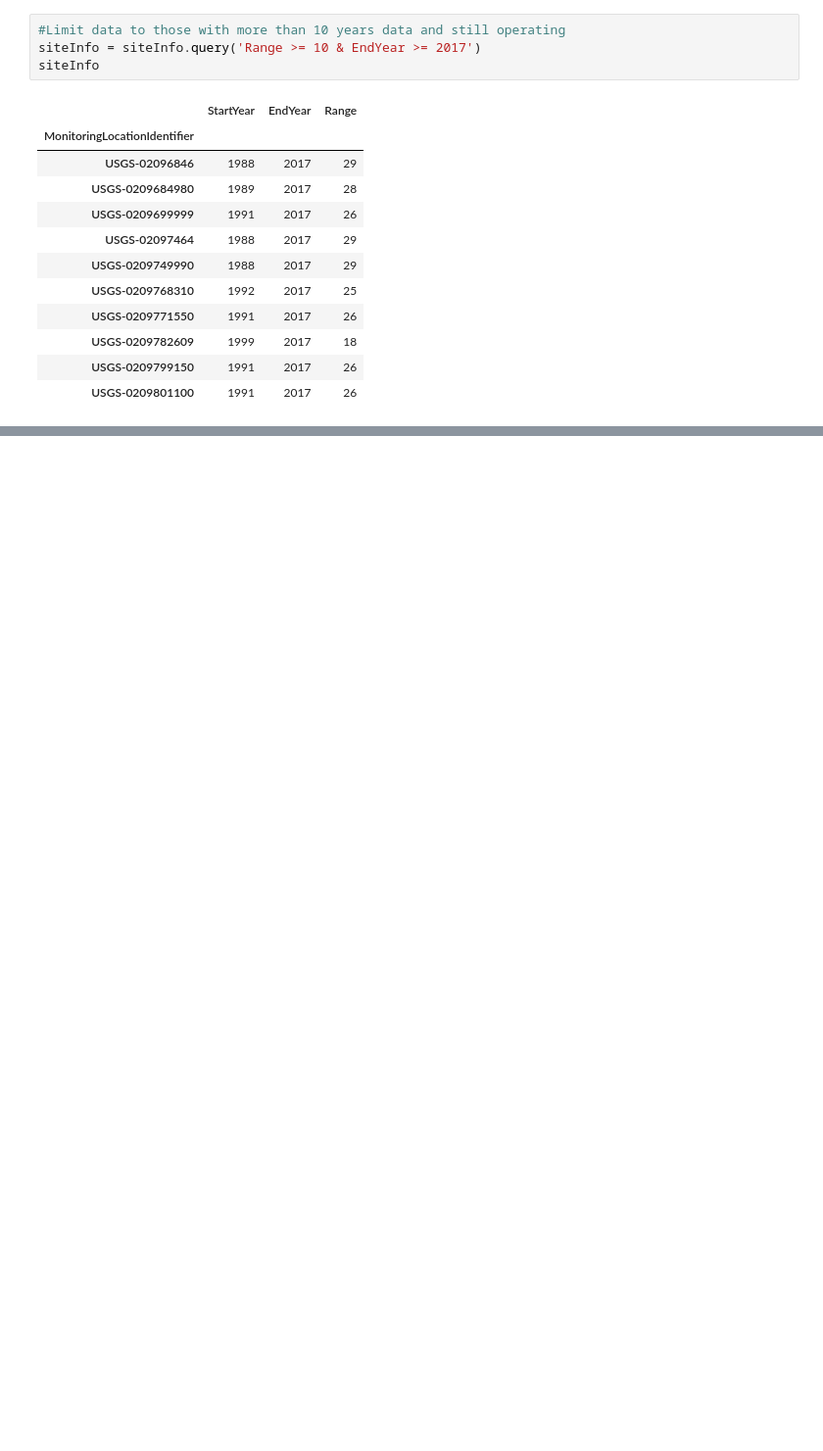
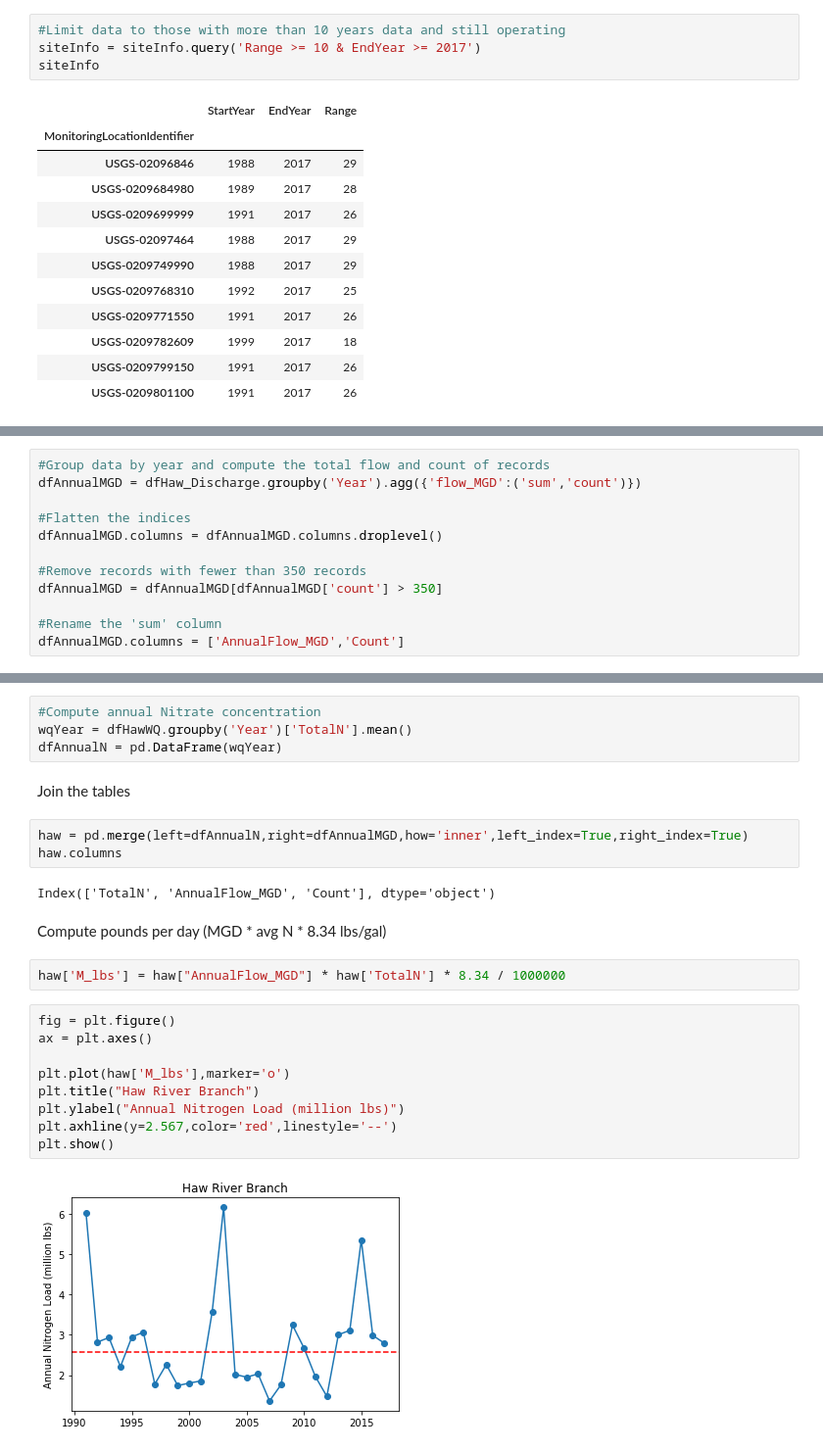
Before and after one commit to johnpfay/Water-Data-Bootcamp, a Jupyter notebook: 3_WaterQuality/python/Total-Nitrogen.ipynb, the cells around one changed output, grey strips where cells are left out. Shown at 98% size. Drawn from its saved outputs; the diff is of its cells as text; blank space fills up the shorter version.

```diff
--- a/3_WaterQuality/python/Total-Nitrogen.ipynb
+++ b/3_WaterQuality/python/Total-Nitrogen.ipynb
@@ -563,0 +639,12 @@ Here there are 3 upstream gauges for New Hope Creek. We will download that infor
+# %%
+#Group data by year and compute the total flow and count of records
+dfAnnualMGD = dfHaw_Discharge.groupby('Year').agg({'flow_MGD':('sum','count')})
+
+#Flatten the indices
+dfAnnualMGD.columns = dfAnnualMGD.columns.droplevel()
+
+#Remove records with fewer than 350 records
+dfAnnualMGD = dfAnnualMGD[dfAnnualMGD['count'] > 350]
+
+#Rename the 'sum' column
+dfAnnualMGD.columns = ['AnnualFlow_MGD','Count']
@@ -563,0 +653,26 @@ Here there are 3 upstream gauges for New Hope Creek. We will download that infor
+# %%
+#Compute annual Nitrate concentration
+wqYear = dfHawWQ.groupby('Year')['TotalN'].mean()
+dfAnnualN = pd.DataFrame(wqYear)
+# %% [markdown]
+Join the tables
+# %%
+haw = pd.merge(left=dfAnnualN,right=dfAnnualMGD,how='inner',left_index=True,right_index=True)
+haw.columns
+# %% [output]
+Index(['TotalN', 'AnnualFlow_MGD', 'Count'], dtype='object')
+# %% [markdown]
+Compute pounds per day (MGD * avg N * 8.34 lbs/gal)
+# %%
+haw['M_lbs'] = haw["AnnualFlow_MGD"] * haw['TotalN'] * 8.34 / 1000000
+# %%
+fig = plt.figure()
+ax = plt.axes()
+
+plt.plot(haw['M_lbs'],marker='o')
+plt.title("Haw River Branch")
+plt.ylabel("Annual Nitrogen Load (million lbs)")
+plt.axhline(y=2.567,color='red',linestyle='--')
+plt.show()
+# %% [output]
+[figure, added]
```
Also changed, not shown: parts of 56 cells of this notebook, 1 other file.
